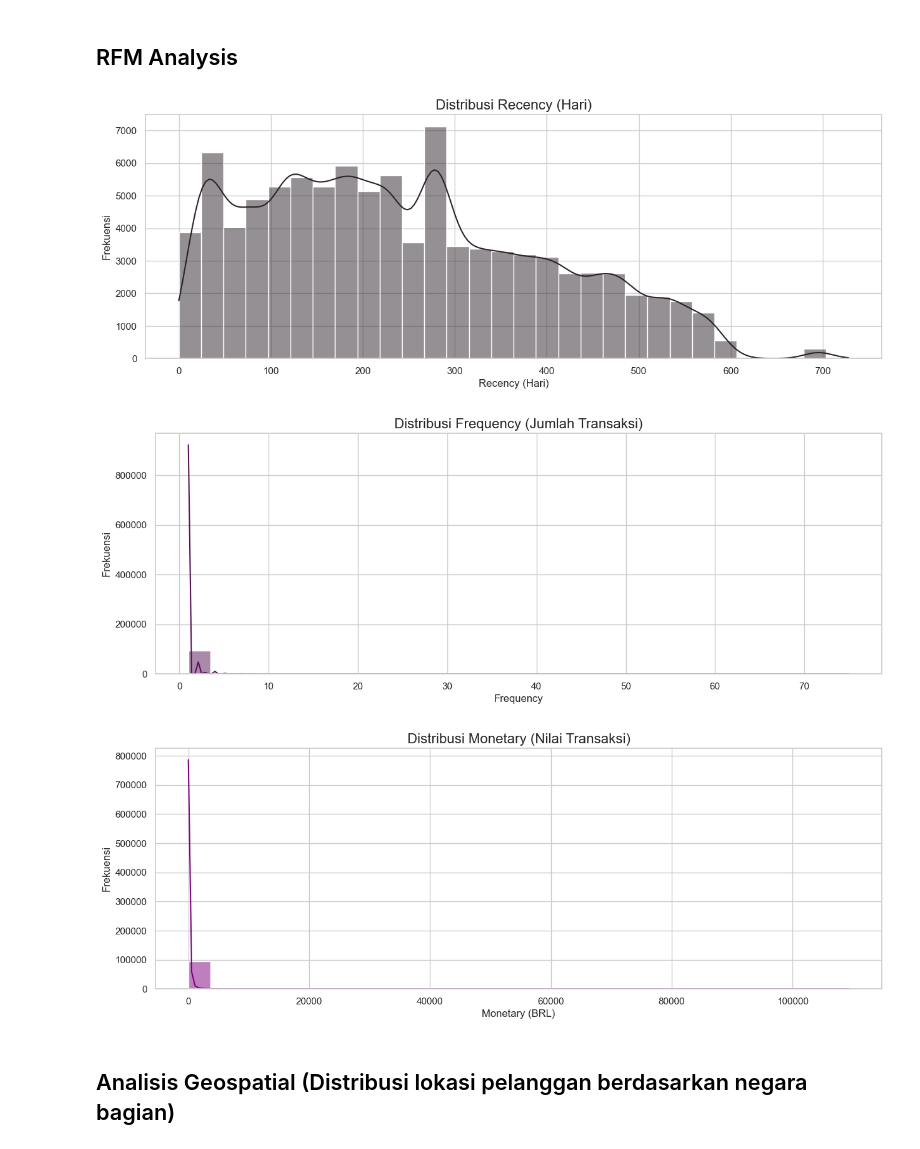
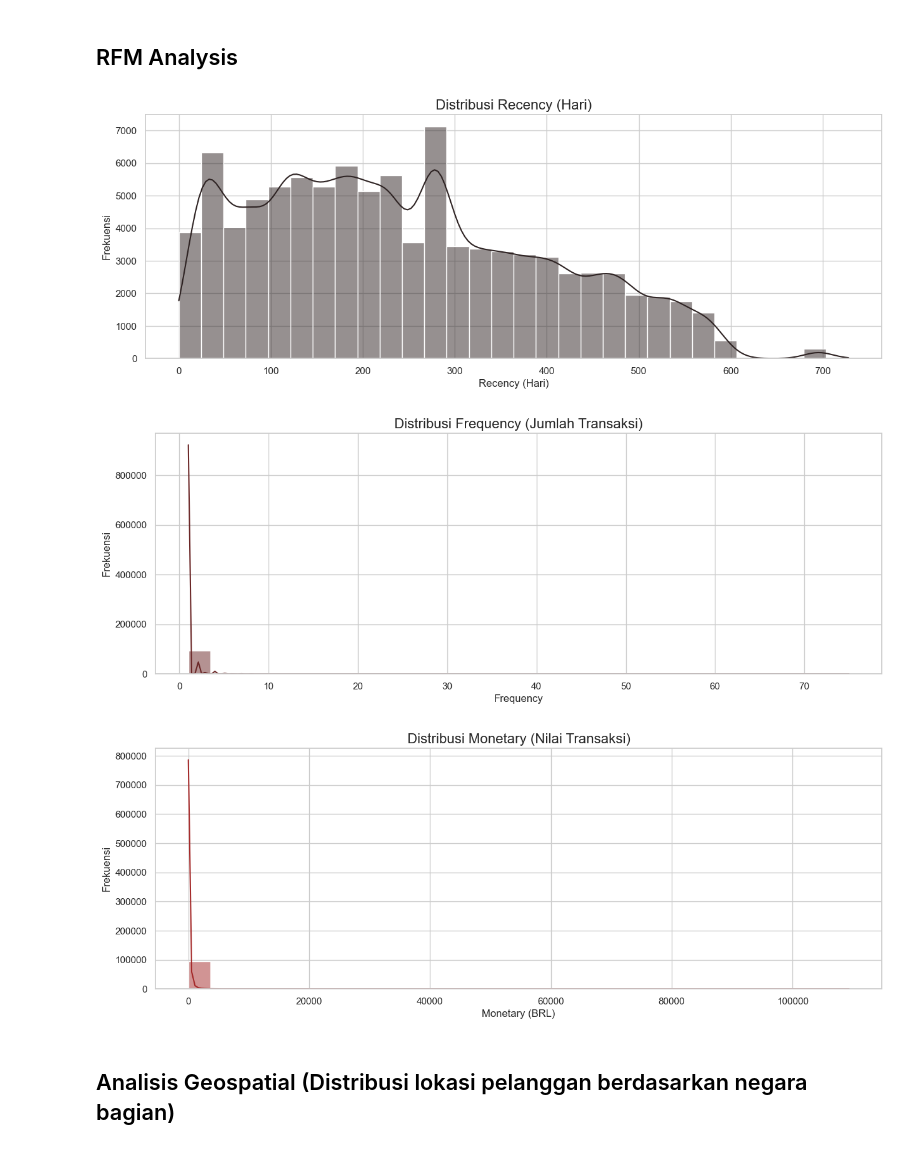
Before and after one commit to anisabintang/Dicoding-AnalisisData, a Jupyter notebook: notebook.ipynb, the cells around one changed output. Drawn from its saved outputs; the diff is of its cells as text; code cells hidden in the pictures.

```diff
--- a/notebook.ipynb
+++ b/notebook.ipynb
@@ -292,7 +293,7 @@ Meskipun terlihat seperti outlier, tetapi pada kasus e-commerce ini semuanya dia
 # %% [markdown]
 # EDA & Visualization
 # %%
-sns.set_theme(style="whitegrid", palette="dark:#6a0dad_r")
+sns.set_theme(style="whitegrid", palette="Oranges")
 # %%
 # 1. Distribusi Harga Produk
 plt.figure(figsize=(10, 6))
@@ -369,15 +369,0 @@ plt.show()
-# %%
-df['delivery_time'] = (df['order_delivered_customer_date'] - df['order_purchase_timestamp']).dt.days
-last_year = df['order_purchase_timestamp'].dt.year.max()
-df_last_year = df[df['order_purchase_timestamp'].dt.year == last_year]
-
-avg_delivery_time = df_last_year.groupby('product_category_name')['delivery_time'].mean().sort_values(ascending=False).head(10)
-plt.figure(figsize=(12, 6))
-colors = sns.color_palette("Purples_r", len(avg_delivery_time))  # Menggunakan gradasi ungu
-sns.barplot(x=avg_delivery_time.values, y=avg_delivery_time.index, palette=colors, hue=avg_delivery_time.index, dodge=False, legend=False)
-plt.title('Rata-rata Waktu Pengiriman per Kategori Produk (Top 10)', fontsize=16)
-plt.xlabel('Rata-rata Waktu Pengiriman (Hari)', fontsize=12)
-plt.ylabel('Kategori Produk', fontsize=12)
-plt.xticks(fontsize=10)
-plt.yticks(fontsize=10)
-plt.show()
@@ -452,29 +504,29 @@ rfm = df.groupby('customer_unique_id').agg({
 rfm.columns = ['customer_unique_id', 'recency', 'frequency', 'monetary']
 # %%
 plt.figure(figsize=(15, 5))
-sns.histplot(rfm['recency'], kde=True, bins=30, color=sns.color_palette("dark:purple", 3)[0])
+sns.histplot(rfm['recency'], kde=True, bins=30, color=sns.color_palette("dark:brown", 3)[0])
 plt.title("Distribusi Recency (Hari)", fontsize=16)
 plt.xlabel("Recency (Hari)", fontsize=12)
 plt.ylabel("Frekuensi", fontsize=12)
 plt.show()
 
 plt.figure(figsize=(15, 5))
-sns.histplot(rfm['frequency'], kde=True, bins=30, color=sns.color_palette("dark:purple", 3)[1])
+sns.histplot(rfm['frequency'], kde=True, bins=30, color=sns.color_palette("dark:brown", 3)[1])
 plt.title("Distribusi Frequency (Jumlah Transaksi)", fontsize=16)
 plt.xlabel("Frequency", fontsize=12)
 plt.ylabel("Frekuensi", fontsize=12)
 plt.show()
 
 plt.figure(figsize=(15, 5))
-sns.histplot(rfm['monetary'], kde=True, bins=30, color=sns.color_palette("dark:purple", 3)[2])
+sns.histplot(rfm['monetary'], kde=True, bins=30, color=sns.color_palette("dark:brown", 3)[2])
 plt.title("Distribusi Monetary (Nilai Transaksi)", fontsize=16)
 plt.xlabel("Monetary (BRL)", fontsize=12)
 plt.ylabel("Frekuensi", fontsize=12)
 plt.show()
 # %% [output]
 [figure]
 [figure]
-[figure, old version]
+[figure, new version]
 # %% [markdown]
 ## Analisis Geospatial (Distribusi lokasi pelanggan berdasarkan negara bagian)
 # %%
```
Also changed, not shown: parts of 22 cells of this notebook, 4 other files.
